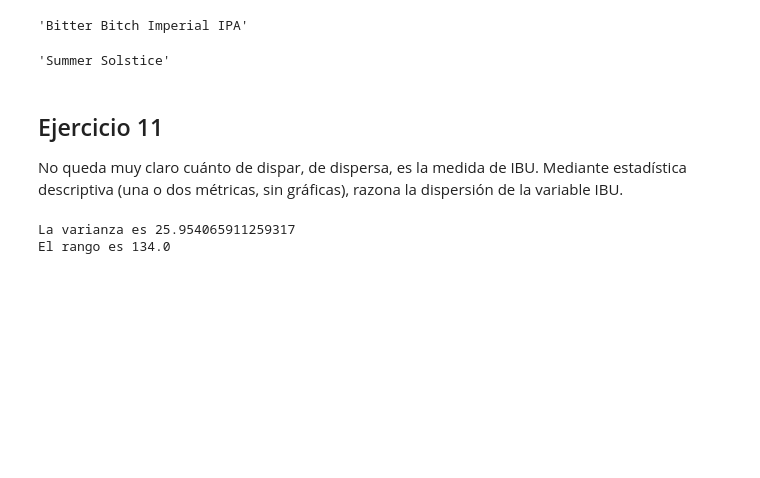
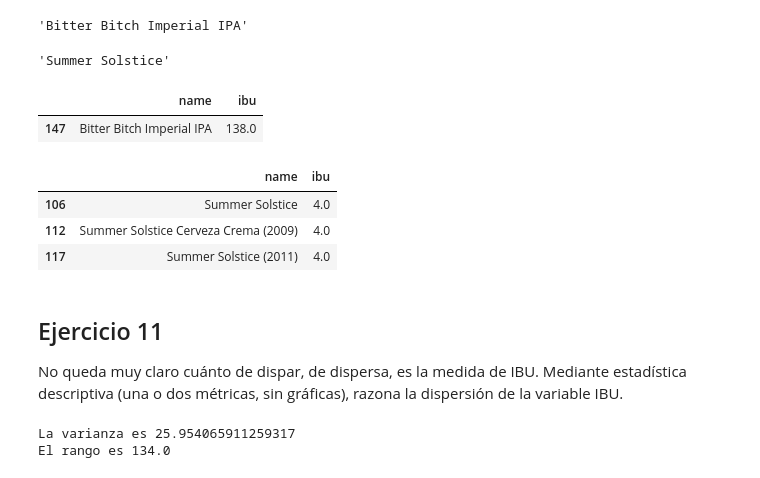
Before and after one commit to naiamerino/2026-02-BILBAO-FT-Data-Science, a Jupyter notebook: 2-Data_Analysis/2-Pandas/Practica/6-Beers/birras_repaso_NMG.ipynb, the cells around one changed output. Saved outputs shown, nothing was run; the diff lists cells and outputs as text; code cells hidden in the pictures; blank space fills up the shorter version.

```diff
--- a/2-Data_Analysis/2-Pandas/Practica/6-Beers/birras_repaso_NMG.ipynb
+++ b/2-Data_Analysis/2-Pandas/Practica/6-Beers/birras_repaso_NMG.ipynb
@@ -233,6 +245,21 @@ beers ["name"][beers["ibu"].idxmax()]
 beers["name"][beers ["ibu"].idxmin()]
 # %% [output]
 'Summer Solstice'
+# %%
+#Otra forma. Con esto sacaría todas las que tuvieran ese ibu max
+beers[["name", "ibu"]][beers["ibu"] == beers["ibu"].max()]
+# %% [output]
+|  | name | ibu |
+| 147 | Bitter Bitch Imperial IPA | 138.0 |
+# %%
+# Lo mismo para los mínimos
+# En este caso mínimos había varios
+beers[["name", "ibu"]][beers["ibu"] == beers["ibu"].min()]
+# %% [output]
+|  | name | ibu |
+| 106 | Summer Solstice | 4.0 |
+| 112 | Summer Solstice Cerveza Crema (2009) | 4.0 |
+| 117 | Summer Solstice (2011) | 4.0 |
 # %% [markdown]
 ## Ejercicio 11
 No queda muy claro cuánto de dispar, de dispersa, es la medida de IBU. Mediante estadística descriptiva (una o dos métricas, sin gráficas), razona la dispersión de la variable IBU.
```
Also changed, not shown: parts of 13 cells of this notebook, 7 other files.
